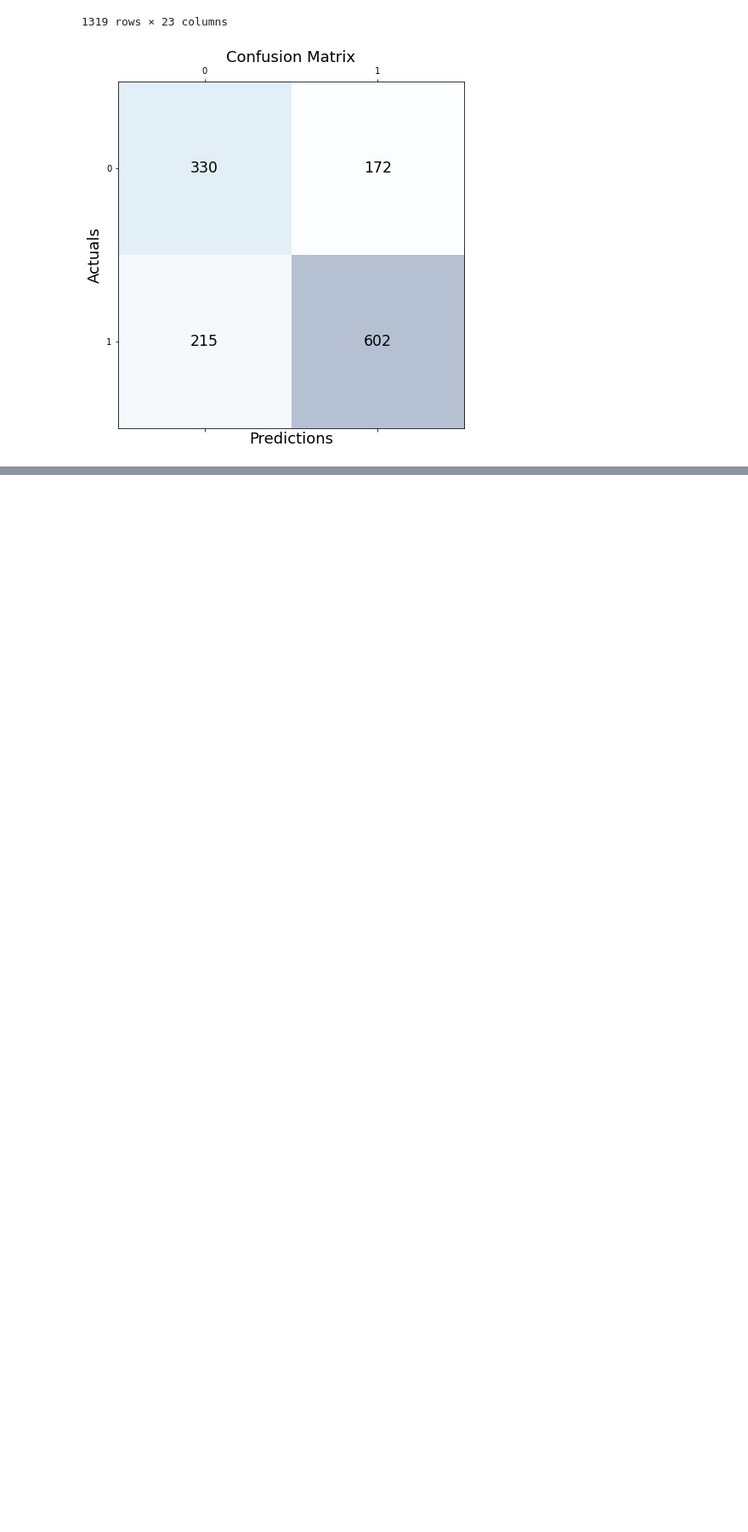
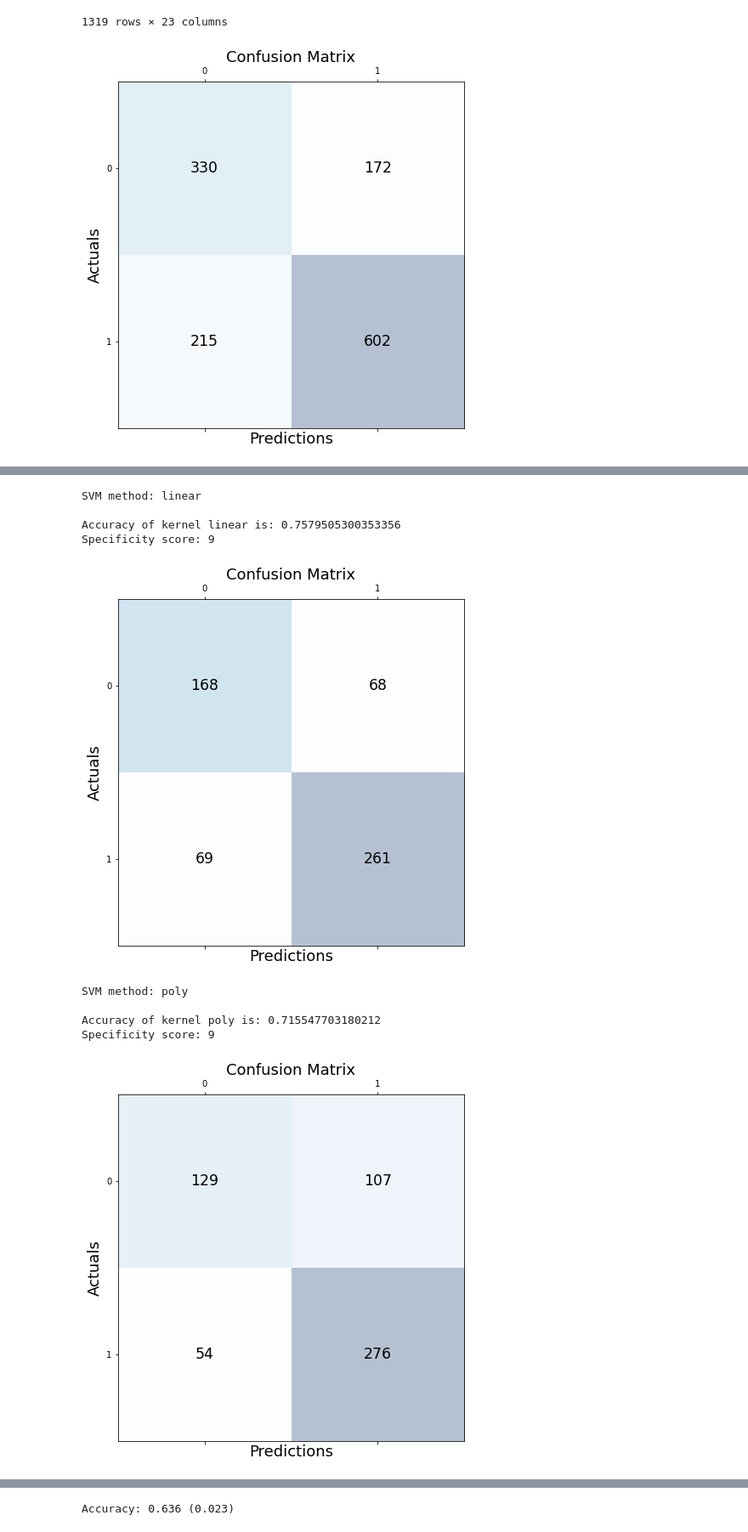
Before and after one commit to francescagiacco/ML-project-personality-and-drug-consumption, a Jupyter notebook: second_modeling.ipynb, the cells around one changed output, grey strips where cells are left out. Shown at 85% size. Saved outputs shown, nothing was run; the diff lists cells and outputs as text; code cells hidden in the pictures; blank space fills up the shorter version.

```diff
--- a/second_modeling.ipynb
+++ b/second_modeling.ipynb
@@ -179,0 +177,42 @@ NameError: name 'data_cut' is not defined
+# %%
+from sklearn.svm import SVC
+
+for i in ['linear', 'poly', 'rbf', 'sigmoid']: #try all different Kernel method
+    print(f'SVM method: {i} \n')
+    model = SVC(kernel = i, random_state = 0)
+    model.fit(X_train, y_train)
+    y_pred = model.predict(X_test)
+    acc2 = accuracy_score(y_test, y_pred)
+    print(f"Accuracy of kernel {i} is: {acc2}")
+    #spec1 = specificity(y_test, y_pred)
+    print(f"Specificity score: {spec1}") #not sure it is correct
+    cm1 = confusion_matrix(y_test, y_pred)
+    fig, ax = plt.subplots(figsize=(7.5, 7.5))
+    ax.matshow(cm1, cmap=plt.cm.Blues, alpha=0.3)
+    for i in range(cm1.shape[0]):
+        for j in range(cm1.shape[1]):
+            ax.text(x=j, y=i,s=cm1[i, j], va='center', ha='center', size='xx-large')
+
+    plt.xlabel('Predictions', fontsize=18)
+    plt.ylabel('Actuals', fontsize=18)
+    plt.title('Confusion Matrix', fontsize=18)
+    plt.show() #doesn't work boh
+
+cv = KFold(n_splits=5, random_state=1, shuffle=True) # more than 6 --> overfit
+scores = cross_val_score(model, data.drop(columns = [ 'hall_add_aggr','stim_add_aggr', 'depr_add_aggr'], axis=1),
+                         data['depr_add_aggr'], scoring='accuracy', cv=cv, n_jobs=-1)
+
+# report performance
+print('Accuracy: %.3f (%.3f)' % (np.mean(scores), np.std(scores)))
+print('\n')
+# %% [output]
+SVM method: linear
+
+Accuracy of kernel linear is: 0.7579505300353356
+Specificity score: 9
+[figure, added]
+SVM method: poly
+
+Accuracy of kernel poly is: 0.715547703180212
+Specificity score: 9
+[figure, added]
@@ -179,0 +229 @@ NameError: name 'data_cut' is not defined
+Accuracy: 0.636 (0.023)
```
Also changed, not shown: parts of 18 cells of this notebook.
